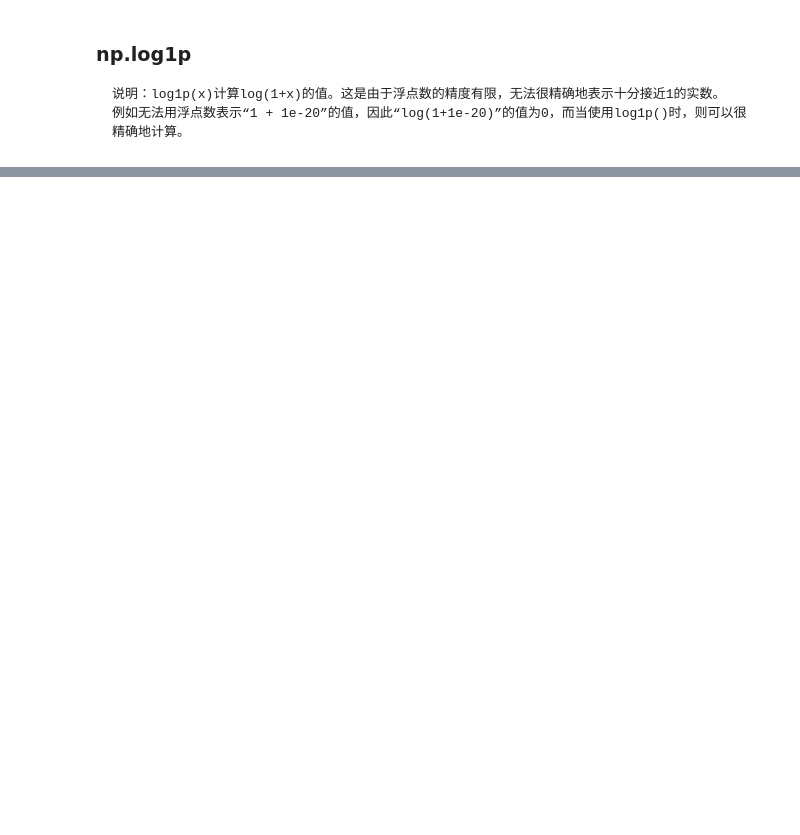
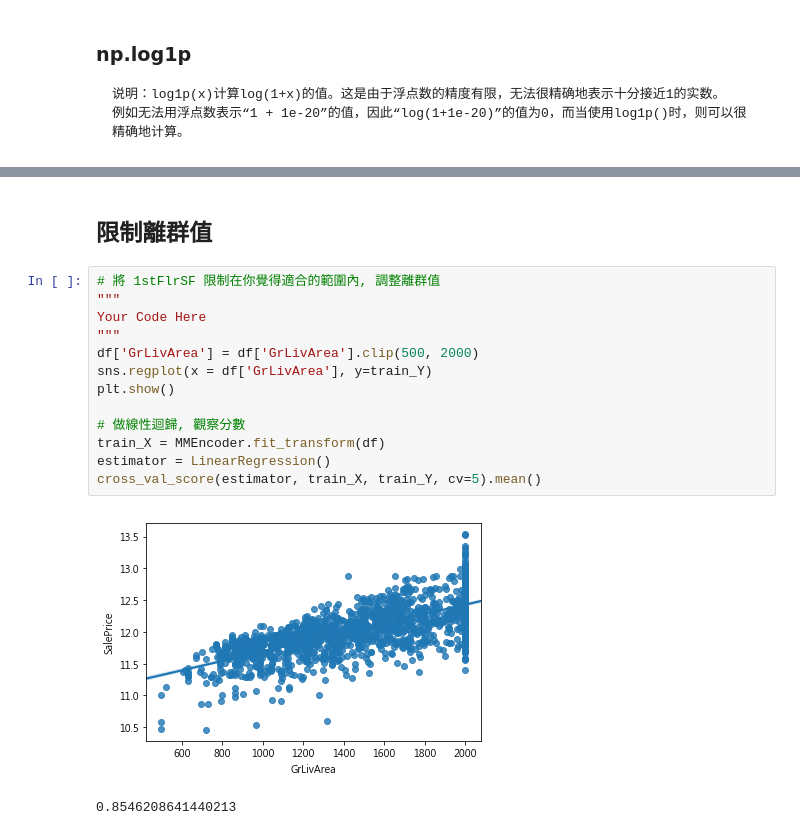
Before and after one commit to hsuanchi/ML-100-days, a Jupyter notebook: Day_020_HW_離群值.ipynb, the cells around one changed output, grey strips where cells are left out. Drawn from its saved outputs; the diff is of its cells as text; blank space fills up the shorter version.

```diff
--- a/Day_020_HW_離群值.ipynb
+++ b/Day_020_HW_離群值.ipynb
@@ -37,0 +71,18 @@ Name: SalePrice, Length: 1460, dtype: float64
+# %% [markdown]
+## 限制離群值
+# %%
+# 將 1stFlrSF 限制在你覺得適合的範圍內, 調整離群值
+"""
+Your Code Here
+"""
+df['GrLivArea'] = df['GrLivArea'].clip(500, 2000)
+sns.regplot(x = df['GrLivArea'], y=train_Y)
+plt.show()
+
+# 做線性迴歸, 觀察分數
+train_X = MMEncoder.fit_transform(df)
+estimator = LinearRegression()
+cross_val_score(estimator, train_X, train_Y, cv=5).mean()
+# %% [output]
+[figure, added]
+0.8546208641440213
```
Also changed, not shown: parts of 7 cells of this notebook.
